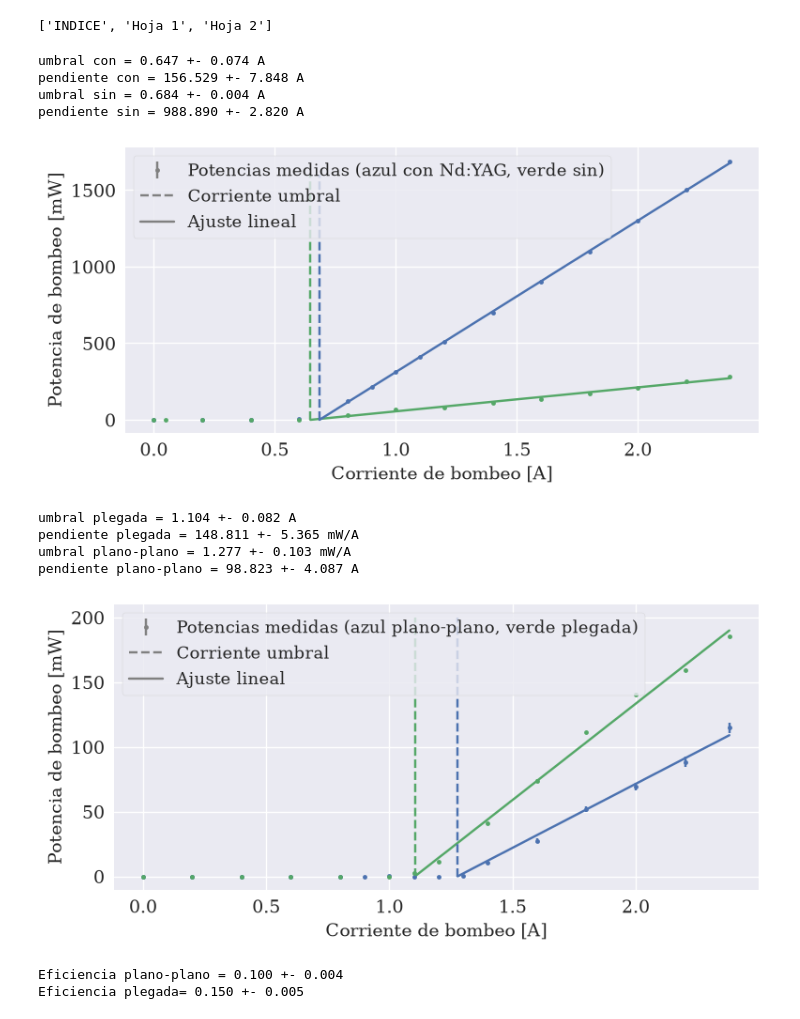
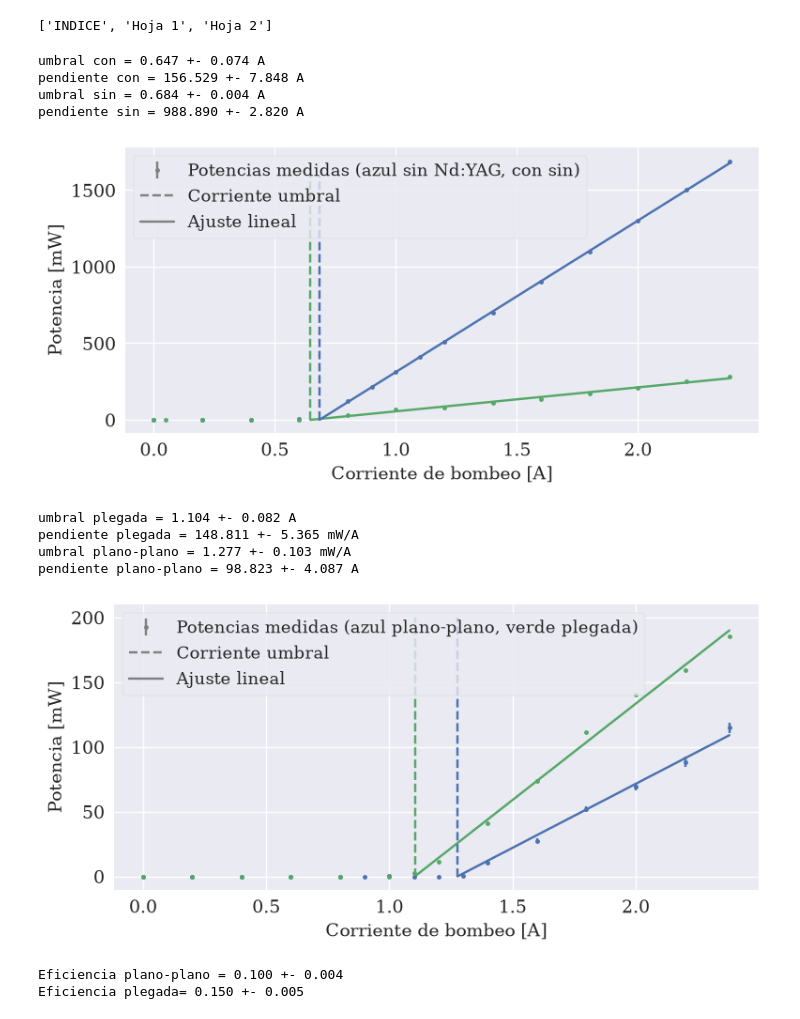
Before and after one commit to olistarosta/labo-5-2026, a Jupyter notebook: laser/analisis/Potencia_Laser.ipynb, the cells around one changed output. Cells and saved outputs as stored; diff of their text form; code cells hidden in the pictures.

```diff
--- a/laser/analisis/Potencia_Laser.ipynb
+++ b/laser/analisis/Potencia_Laser.ipynb
@@ -254,7 +254,7 @@ plt.errorbar(
     yerr=P_sin_err,
     fmt=".",
     # capsize=3,
-    label="Potencias medidas (azul con Nd:YAG, verde sin)",
+    label="Potencias medidas (azul sin Nd:YAG, con sin)",
     color = colores["blue"],
 )
 
@@ -277,35 +277,35 @@ plt.plot(Ps, lineal(Ps, *popt_sin), color = colores["blue"])
 plt.vlines(umbral_con, 0, 1600, linestyles="--", colors=colores["green"],label = "Corriente umbral")
 plt.vlines(umbral_sin, 0, 1600, linestyles="--", colors= colores["blue"])
 
 plt.xlabel("Corriente de bombeo [A]")
-plt.ylabel("Potencia de bombeo [mW]")
+plt.ylabel("Potencia [mW]")
 
 
 handles, labels = plt.gca().get_legend_handles_labels()
 
 legend = plt.legend(handles[::-1], labels[::-1], fontsize = 13)
 from matplotlib.lines import Line2D
 
 
 for handle in legend.legend_handles:
     handle.set_color("gray")
 
 for artist in legend.findobj(Line2D):
     # Only change actual markers
     if artist.get_marker() not in [None, "None", ""]:
         artist.set_markerfacecolor("gray")
         artist.set_markeredgecolor("gray")
 
 
 plt.tight_layout()
 
 plt.savefig("../figuras/potencia_bombeo.pdf")
 # %% [output]
 umbral con = 0.647 +- 0.074 A
 pendiente con = 156.529 +- 7.848 A
 umbral sin = 0.684 +- 0.004 A
 pendiente sin = 988.890 +- 2.820 A
-[figure, old version]
+[figure, new version]
 # %%
 import numpy as np
 import matplotlib.pyplot as plt
@@ -395,7 +395,7 @@ plt.vlines(umbral_con, 0, 200, linestyles="--", colors=colores["green"], label =
 plt.vlines(umbral_sin, 0, 200, linestyles="--", colors= colores["blue"])
 
 plt.xlabel("Corriente de bombeo [A]")
-plt.ylabel("Potencia de bombeo [mW]")
+plt.ylabel("Potencia [mW]")
 
 
 handles, labels = plt.gca().get_legend_handles_labels()
@@ -422,7 +422,7 @@ umbral plegada = 1.104 +- 0.082 A
 pendiente plegada = 148.811 +- 5.365 mW/A
 umbral plano-plano = 1.277 +- 0.103 mW/A
 pendiente plano-plano = 98.823 +- 4.087 A
-[figure, old version]
+[figure, new version]
 # %%
 ef_plano = ef_dif_plano/ ef_dif_sin
 D_ef_plano = np.sqrt((1/ef_dif_sin * D_ef_dif_plano)**2 + (ef_dif_plano/ef_dif_sin**2 * D_ef_dif_sin)**2)
```
Also changed, not shown: 6 other files.
